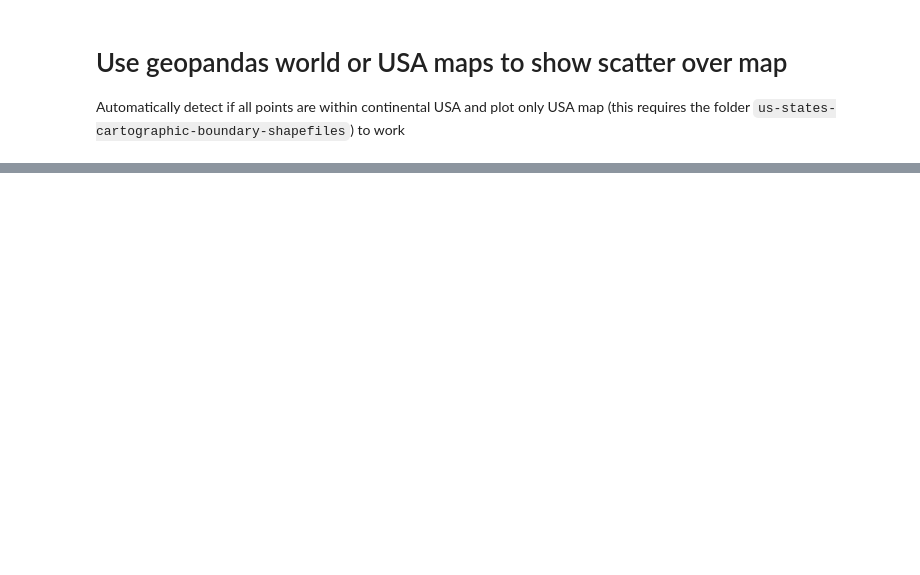
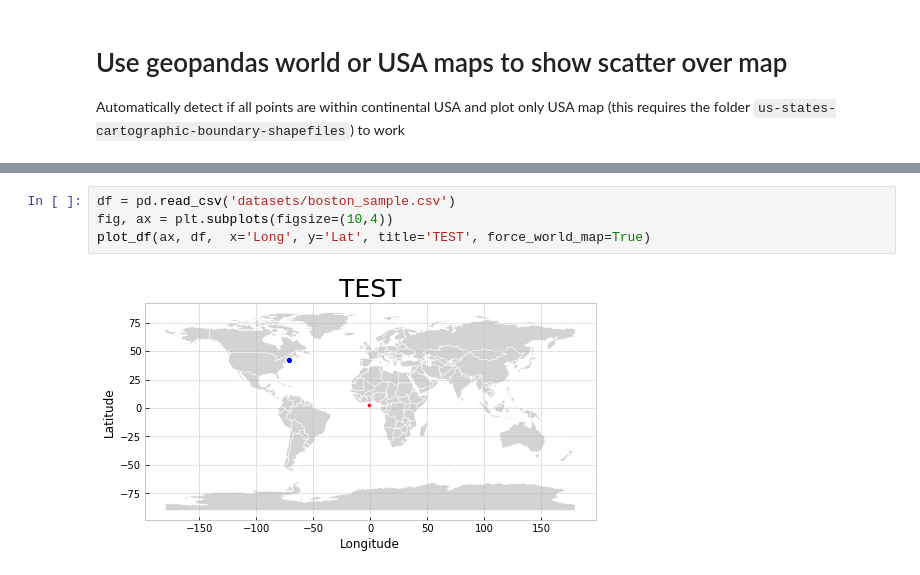
Before and after one commit to darenr/simple-geo-plotting, a Jupyter notebook: demo.ipynb, the cells around one changed output, grey strips where cells are left out. Saved outputs shown, nothing was run; the diff lists cells and outputs as text; blank space fills up the shorter version.

```diff
--- a/demo.ipynb
+++ b/demo.ipynb
@@ -112,0 +160,6 @@ plot_df(ax2, df.loc[df['Country'] == 'Canada'], x='Long', y='Lat', title='Canada
+# %%
+df = pd.read_csv('datasets/boston_sample.csv')
+fig, ax = plt.subplots(figsize=(10,4))
+plot_df(ax, df,  x='Long', y='Lat', title='TEST', force_world_map=True)
+# %% [output]
+[figure, added]
```
Also changed, not shown: parts of 11 cells of this notebook, 1 other file.
